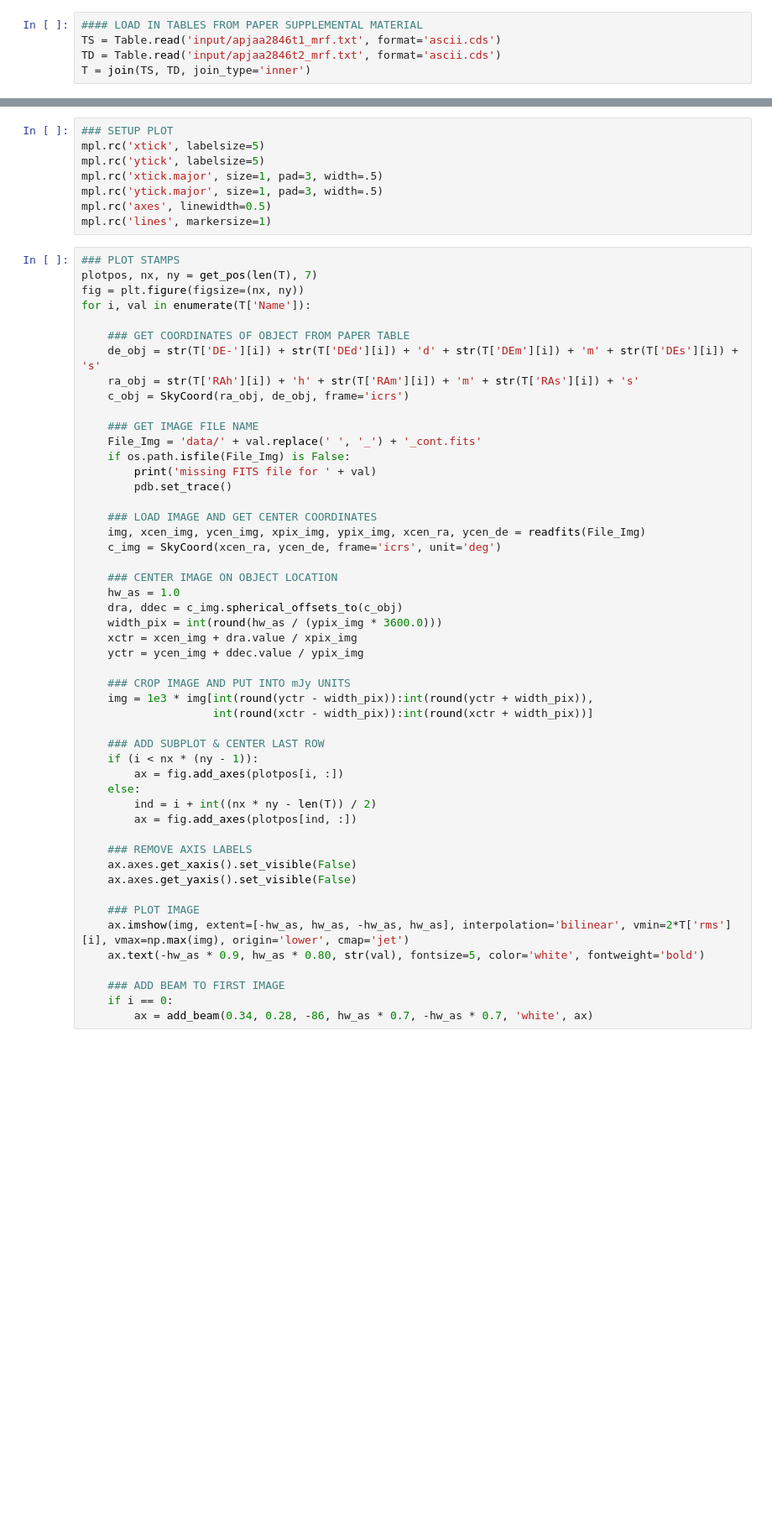
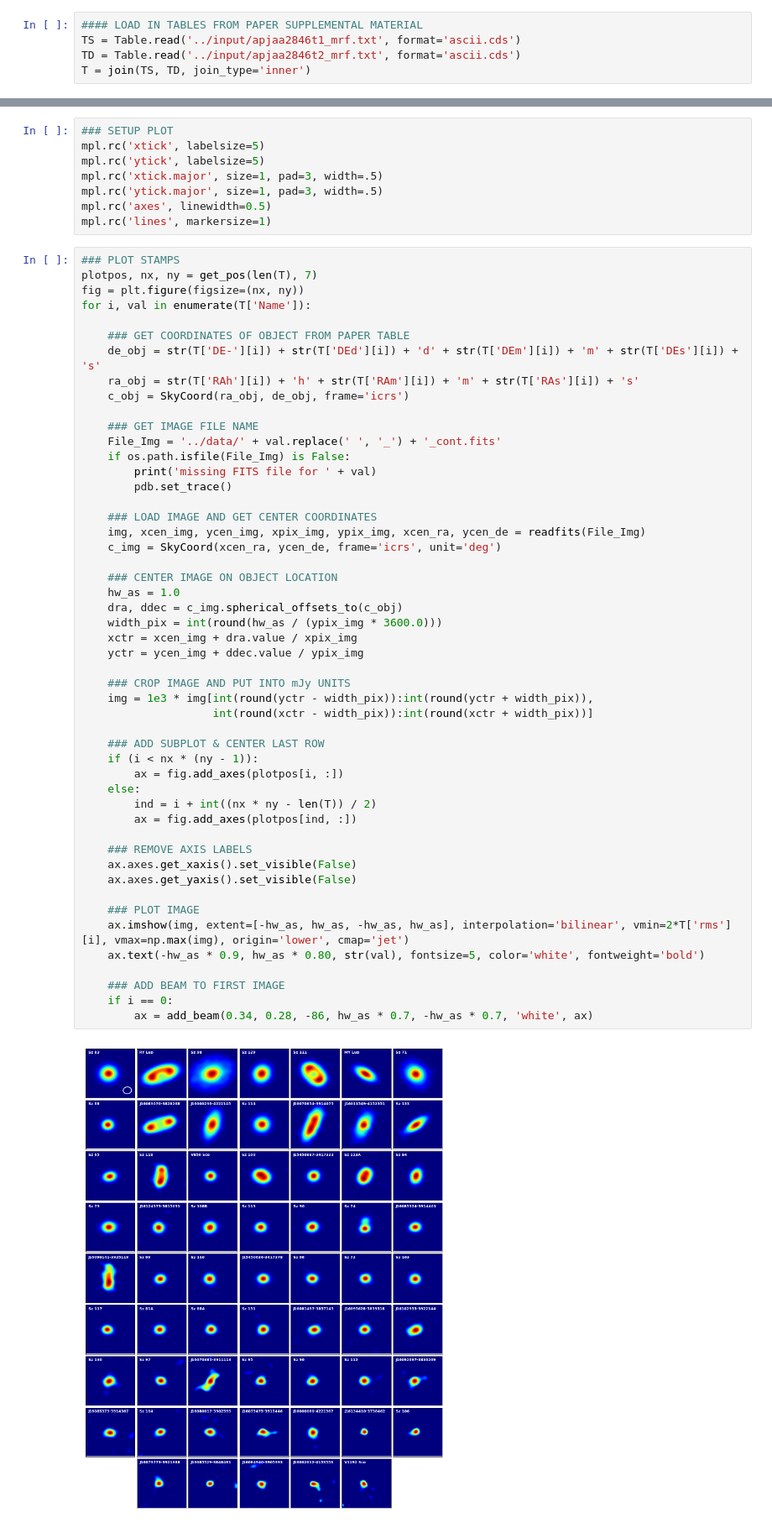
Before and after one commit to desci-labs/alma-survey, a Jupyter notebook: codes/plot_figure_02.ipynb, the cells around one changed output, grey strips where cells are left out. Shown at 84% size. Cells and saved outputs as stored; diff of their text form; blank space fills up the shorter version.

```diff
--- a/codes/plot_figure_02.ipynb
+++ b/codes/plot_figure_02.ipynb
@@ -134,8 +134,8 @@ def add_beam(bmj, bmn, bpa, sx, sy, bcol, ax):
 ========================== Code ==========================
 # %%
 #### LOAD IN TABLES FROM PAPER SUPPLEMENTAL MATERIAL
-TS = Table.read('input/apjaa2846t1_mrf.txt', format='ascii.cds')
-TD = Table.read('input/apjaa2846t2_mrf.txt', format='ascii.cds')
+TS = Table.read('../input/apjaa2846t1_mrf.txt', format='ascii.cds')
+TD = Table.read('../input/apjaa2846t2_mrf.txt', format='ascii.cds')
 T = join(TS, TD, join_type='inner')
 # %%
 #### INDEX DETECTIONS AND NON-DETECTIONS
@@ -168,7 +168,7 @@ for i, val in enumerate(T['Name']):
     c_obj = SkyCoord(ra_obj, de_obj, frame='icrs')
 
     ### GET IMAGE FILE NAME
-    File_Img = 'data/' + val.replace(' ', '_') + '_cont.fits'
+    File_Img = '../data/' + val.replace(' ', '_') + '_cont.fits'
     if os.path.isfile(File_Img) is False:
         print('missing FITS file for ' + val)
         pdb.set_trace()
@@ -179,32 +179,34 @@ for i, val in enumerate(T['Name']):
 
     ### CENTER IMAGE ON OBJECT LOCATION
     hw_as = 1.0
     dra, ddec = c_img.spherical_offsets_to(c_obj)
     width_pix = int(round(hw_as / (ypix_img * 3600.0)))
     xctr = xcen_img + dra.value / xpix_img
     yctr = ycen_img + ddec.value / ypix_img
 
     ### CROP IMAGE AND PUT INTO mJy UNITS
     img = 1e3 * img[int(round(yctr - width_pix)):int(round(yctr + width_pix)),
                     int(round(xctr - width_pix)):int(round(xctr + width_pix))]
 
     ### ADD SUBPLOT & CENTER LAST ROW
     if (i < nx * (ny - 1)):
         ax = fig.add_axes(plotpos[i, :])
     else:
         ind = i + int((nx * ny - len(T)) / 2)
         ax = fig.add_axes(plotpos[ind, :])
 
     ### REMOVE AXIS LABELS
     ax.axes.get_xaxis().set_visible(False)
     ax.axes.get_yaxis().set_visible(False)
 
     ### PLOT IMAGE
     ax.imshow(img, extent=[-hw_as, hw_as, -hw_as, hw_as], interpolation='bilinear', vmin=2*T['rms'][i], vmax=np.max(img), origin='lower', cmap='jet')
     ax.text(-hw_as * 0.9, hw_as * 0.80, str(val), fontsize=5, color='white', fontweight='bold')
 
     ### ADD BEAM TO FIRST IMAGE
     if i == 0:
         ax = add_beam(0.34, 0.28, -86, hw_as * 0.7, -hw_as * 0.7, 'white', ax)
+# %% [output]
+[figure, added]
 # %%
 ### SAVE PLOT
```
Also changed, not shown: parts of 1 cell of this notebook, 2 other files.
